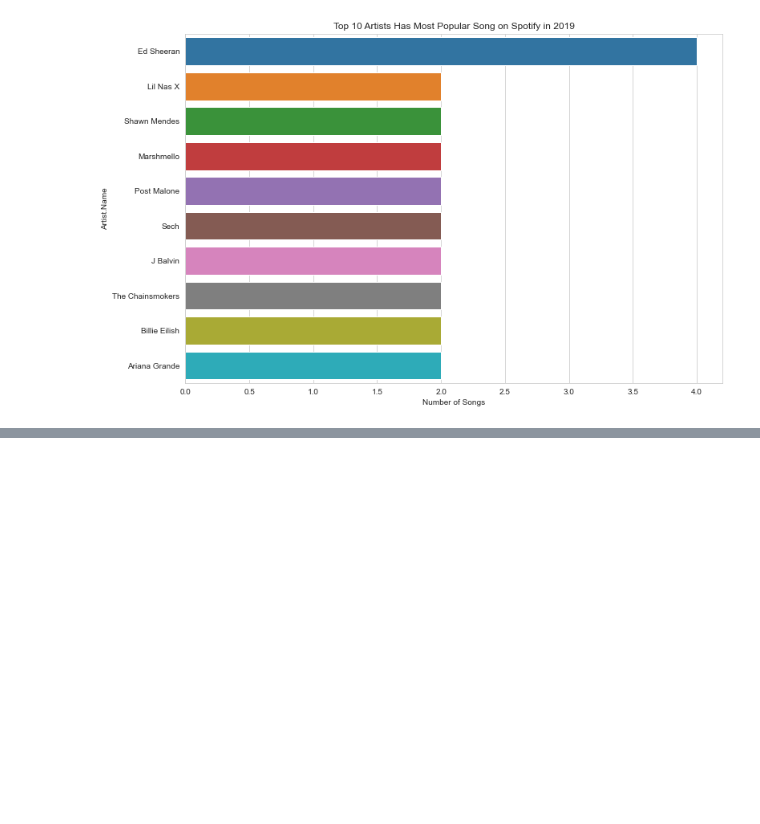
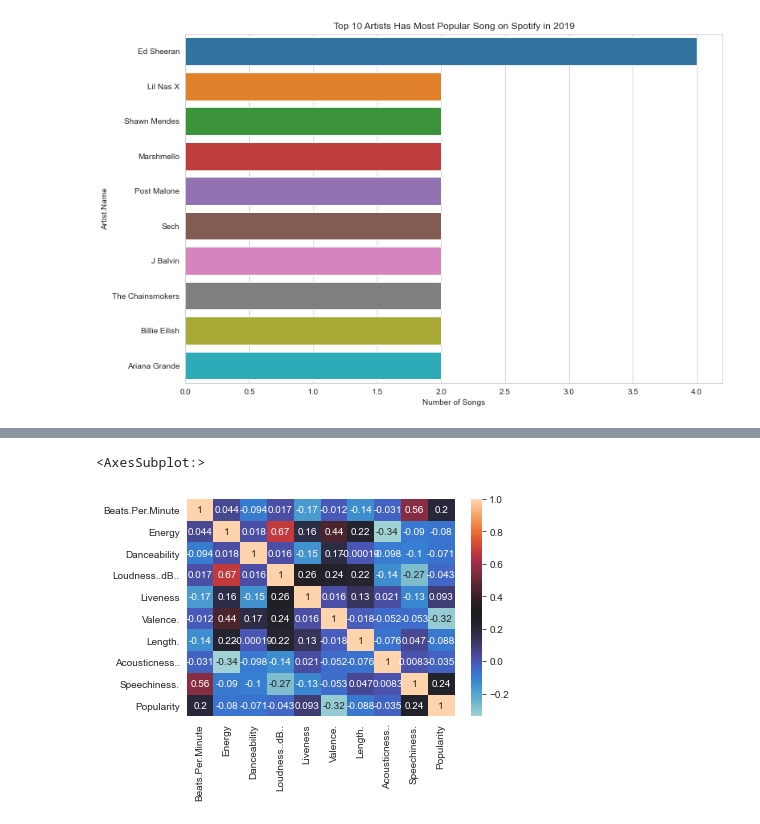
Before and after one commit to Kkyn-ltcode/data_science_repo, a Jupyter notebook: top_50_spotify_songs_2019/top50.ipynb, the cells around one changed output, grey strips where cells are left out. Saved outputs shown, nothing was run; the diff lists cells and outputs as text; code cells hidden in the pictures; blank space fills up the shorter version.

```diff
--- a/top_50_spotify_songs_2019/top50.ipynb
+++ b/top_50_spotify_songs_2019/top50.ipynb
@@ -49,0 +69,5 @@ top50
+# %%
+sns.heatmap(data=top50_data.corr(), center=0.3, annot=True)
+# %% [output]
+<AxesSubplot:>
+[figure, added]
```
Also changed, not shown: parts of 6 cells of this notebook.
